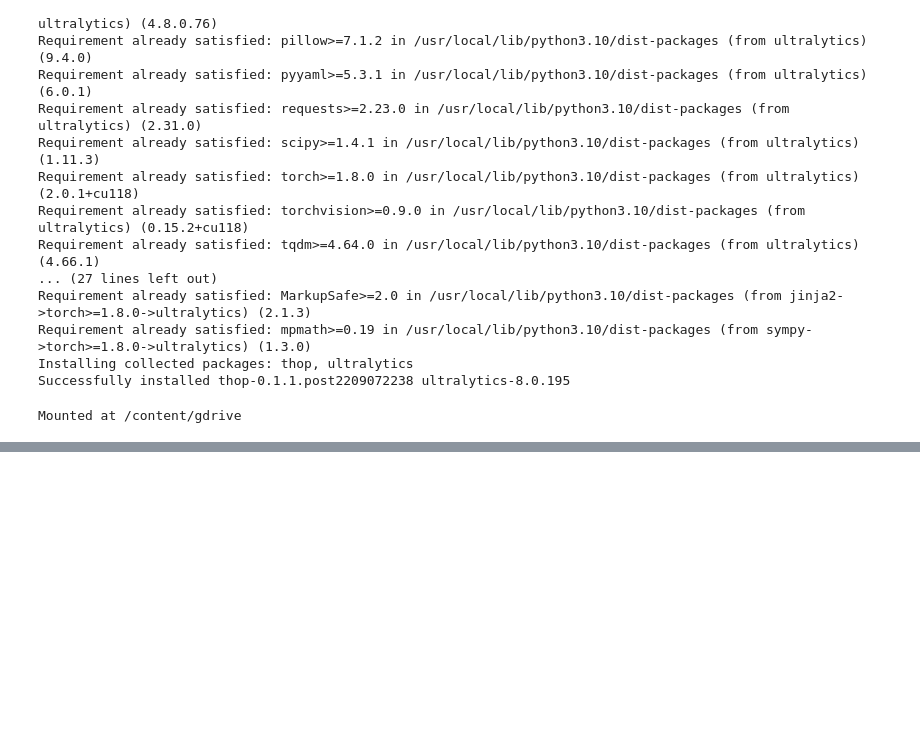
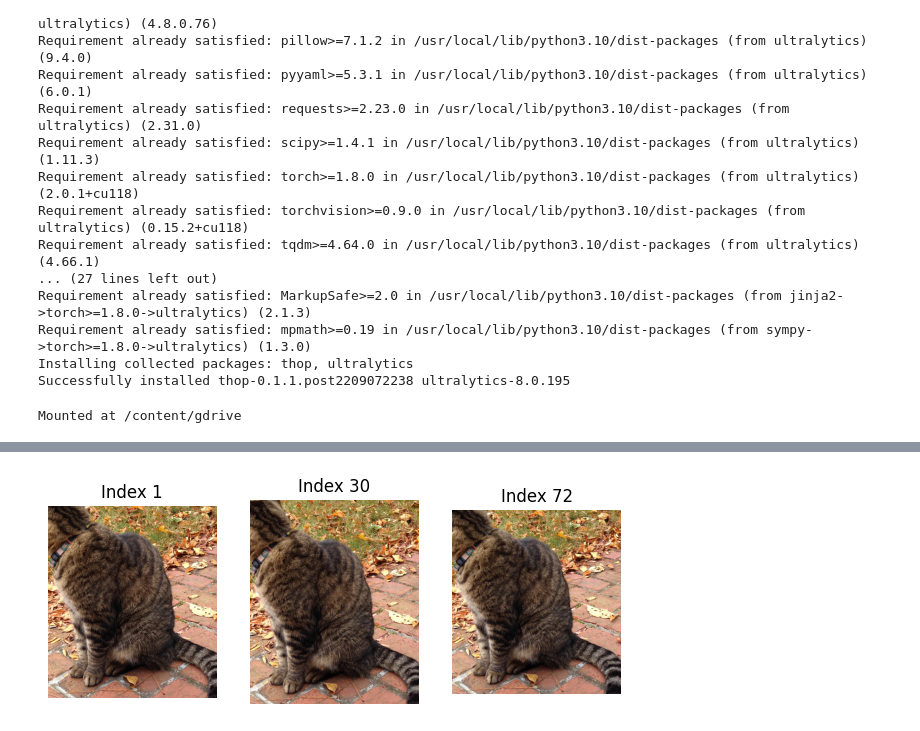
Before and after one commit to pcashman21/feral-cat-census, a Jupyter notebook: src/notebooks/cluster_yolo_images.ipynb, the cells around one changed output, grey strips where cells are left out. Saved outputs shown, nothing was run; the diff lists cells and outputs as text; code cells hidden in the pictures; blank space fills up the shorter version.

```diff
--- a/src/notebooks/cluster_yolo_images.ipynb
+++ b/src/notebooks/cluster_yolo_images.ipynb
@@ -623,0 +678,4 @@ elbows
+# %%
+plot_cluster(2)
+# %% [output]
+[figure, added]
```
Also changed, not shown: parts of 18 cells of this notebook.
